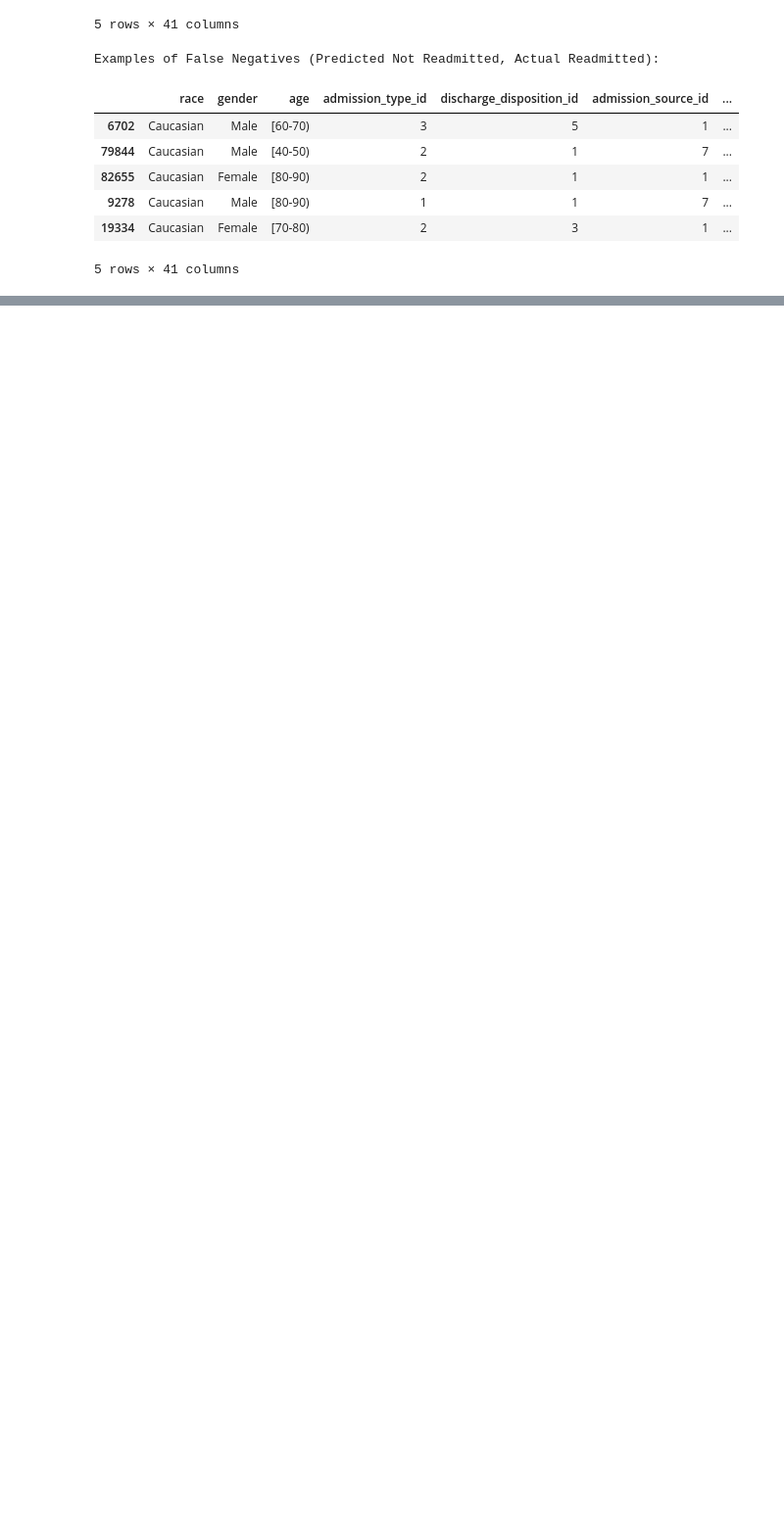
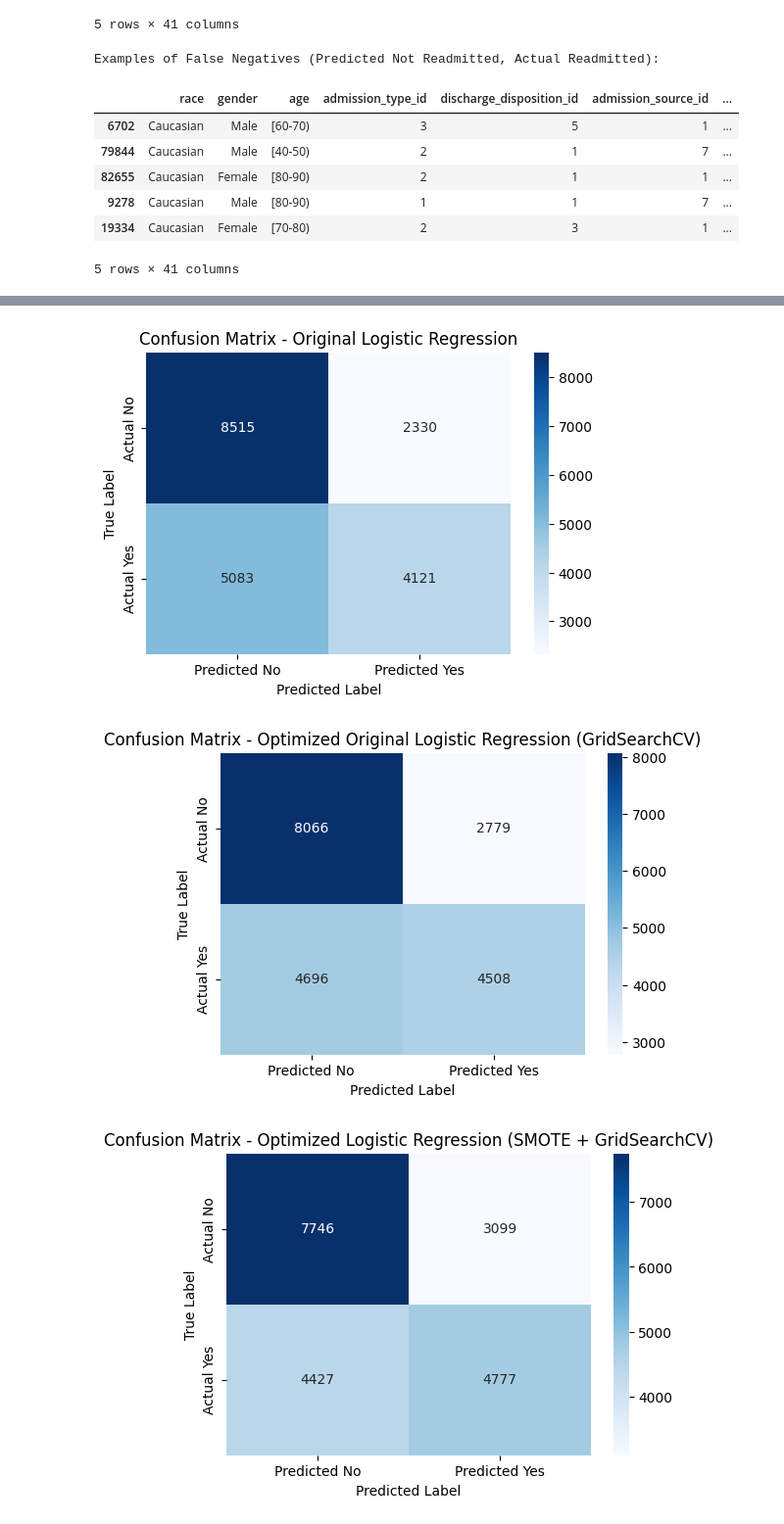
Before and after one commit to AKINYEMI01/Final_Project, a Jupyter notebook: Final_Project.ipynb, the cells around one changed output, grey strips where cells are left out. Shown at 98% size. Cells and saved outputs as stored; diff of their text form; code cells hidden in the pictures; blank space fills up the shorter version.

```diff
--- a/Final_Project.ipynb
+++ b/Final_Project.ipynb
@@ -1216,10 +1220,6 @@ Best F1-Score from RandomizedSearchCV (XGBoost): 0.5908361500327481
 # %%
 from sklearn.metrics import accuracy_score, precision_score, recall_score, f1_score, confusion_matrix
 from xgboost import XGBClassifier
-
-# Clean up column names in case they were modified in the optimization step
-X_train.columns = ["".join (c if c.isalnum() else "_" for c in str(x)) for x in X_train.columns]
-X_test.columns = ["".join (c if c.isalnum() else "_" for c in str(x)) for x in X_test.columns]
 
 
 # Initialize a new XGBoost model with the best hyperparameters found using Randomized Search
@@ -1256,12 +1256,7 @@ array([[7895, 2950],
 # %% [markdown]
 # Lightgbm
 # %%
-
 import lightgbm as lgb
-
-# Clean up column names
-X_train.columns = ["".join (c if c.isalnum() else "_" for c in str(x)) for x in X_train.columns]
-X_test.columns = ["".join (c if c.isalnum() else "_" for c in str(x)) for x in X_test.columns]
 
 
 # Initialize the LightGBM Classifier
@@ -1333,10 +1328,6 @@ random_search_lgb = RandomizedSearchCV(estimator=lgb.LGBMClassifier(random_state
                                      n_jobs=-1,
                                      random_state=42)
 
-# Clean up column names before fitting
-X_train.columns = ["".join (c if c.isalnum() else "_" for c in str(x)) for x in X_train.columns]
-
-
 # Fit RandomizedSearchCV to the training data
 random_search_lgb.fit(X_train, y_train)
 
@@ -1362,9 +1353,6 @@ Best F1-Score from RandomizedSearchCV (LightGBM): 0.5917108274493029
 # %%
 from sklearn.metrics import accuracy_score, precision_score, recall_score, f1_score, confusion_matrix
 import lightgbm as lgb
-
-# Clean up column names in case they were modified in the optimization step
-X_test.columns = ["".join (c if c.isalnum() else "_" for c in str(x)) for x in X_test.columns]
 
 
 # Initialize a new LightGBM model with the best hyperparameters found using Randomized Search
@@ -1921,0 +1861,41 @@ Examples of False Negatives (Predicted Not Readmitted, Actual Readmitted):
+# %%
+import matplotlib.pyplot as plt
+import seaborn as sns
+from sklearn.metrics import confusion_matrix
+
+# Create a dictionary to store confusion matrices for all models
+confusion_matrices = {
+    'Original Logistic Regression': conf_matrix,
+    'Optimized Original Logistic Regression (GridSearchCV)': conf_matrix_optimized_original_lr,
+    'Optimized Logistic Regression (SMOTE + GridSearchCV)': conf_matrix_optimized_lr_tuned,
+    'Optimized Original Logistic Regression (RandomizedSearchCV)': conf_matrix_optimized_original_lr_rs,
+    'Optimized Logistic Regression (SMOTE + RandomizedSearchCV)': conf_matrix_optimized_smote_lr_rs,
+    'Original Decision Tree': conf_matrix_dt,
+    'Optimized Decision Tree (GridSearchCV)': conf_matrix_optimized_dt,
+    'Optimized Decision Tree (RandomizedSearchCV)': conf_matrix_optimized_dt_rs,
+    'Original Random Forest': conf_matrix_rf,
+    'Optimized Random Forest (RandomizedSearchCV)': conf_matrix_optimized_rf_rs,
+    'Original Gradient Boosting': conf_matrix_gb,
+    'Optimized Gradient Boosting (Randomized Search)': conf_matrix_optimized_gb_rs,
+    'Original CatBoost': conf_matrix_catboost,
+    'Optimized CatBoost (Randomized Search)': conf_matrix_optimized_catboost_rs,
+    'Original LightGBM': conf_matrix_lgb,
+    'Optimized LightGBM (Randomized Search)': conf_matrix_optimized_lgb_rs,
+    'Original KNN': conf_matrix_knn,
+    'Optimized KNN (Randomized Search)': conf_matrix_optimized_knn_rs,
+    'Original XGBoost': conf_matrix_xgb,
+    'Optimized XGBoost (Randomized Search)': conf_matrix_optimized_xgb_rs,
+}
+
+# Plot confusion matrices
+for model_name, matrix in confusion_matrices.items():
+    plt.figure(figsize=(6, 4))
+    sns.heatmap(matrix, annot=True, fmt='d', cmap='Blues', xticklabels=['Predicted No', 'Predicted Yes'], yticklabels=['Actual No', 'Actual Yes'])
+    plt.title(f'Confusion Matrix - {model_name}')
+    plt.xlabel('Predicted Label')
+    plt.ylabel('True Label')
+    plt.show()
+# %% [output]
+[figure, added]
+[figure, added]
+[figure, added]
```
Also changed, not shown: parts of 16 cells of this notebook.
